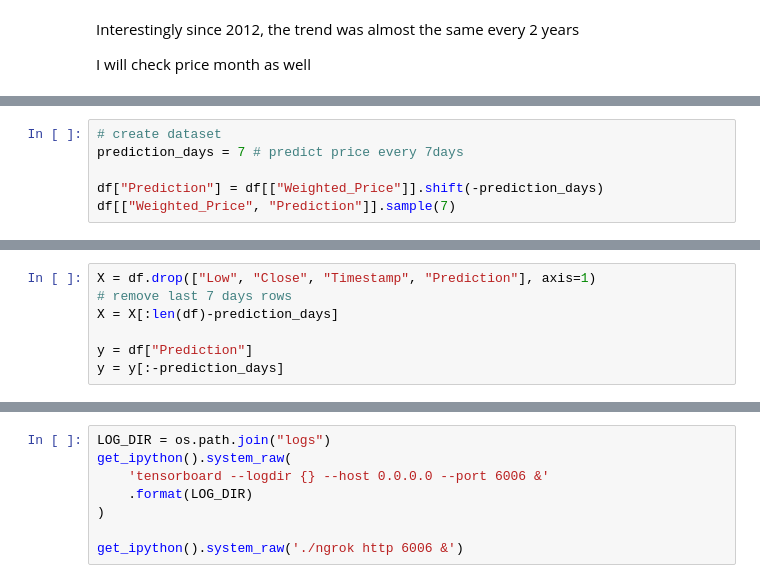
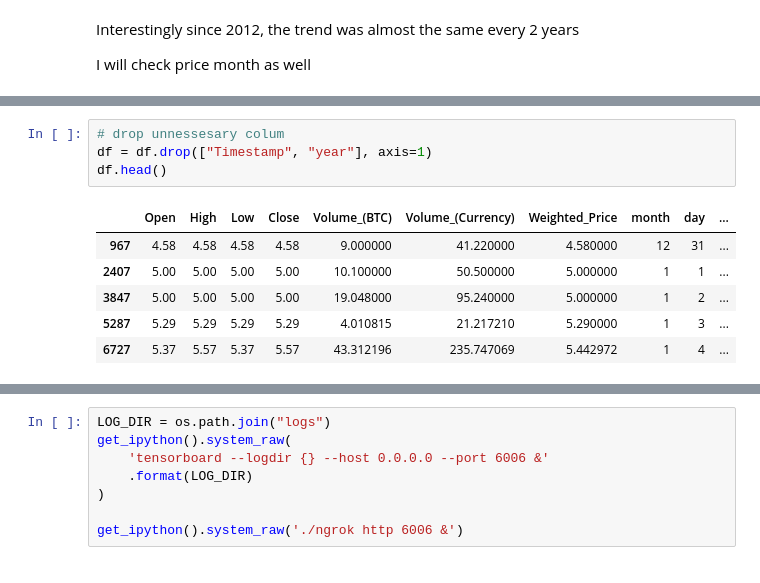
Before and after one commit to atsushii/CryptoCurrencyPortfoilo, a Jupyter notebook: CryptoCurrencyPricePredict.ipynb, the cells around one changed output, grey strips where cells are left out. Cells and saved outputs as stored; diff of their text form.

```diff
--- a/CryptoCurrencyPricePredict.ipynb
+++ b/CryptoCurrencyPricePredict.ipynb
@@ -169,6 +170,0 @@ df.head()
-# %%
-# create dataset
-prediction_days = 7 # predict price every 7days
-
-df["Prediction"] = df[["Weighted_Price"]].shift(-prediction_days)
-df[["Weighted_Price", "Prediction"]].sample(7)
@@ -193,7 +171,11 @@ df.head()
-# %%
-X = df.drop(["Low", "Close", "Timestamp", "Prediction"], axis=1)
-# remove last 7 days rows
-X = X[:len(df)-prediction_days]
-
-y = df["Prediction"]
-y = y[:-prediction_days]
+# %%
+# drop unnessesary colum
+df = df.drop(["Timestamp", "year"], axis=1)
+df.head()
+# %% [output]
+|  | Open | High | Low | Close | Volume_(BTC) | Volume_(Currency) | Weighted_Price | month | day | ... |
+| 967 | 4.58 | 4.58 | 4.58 | 4.58 | 9.000000 | 41.220000 | 4.580000 | 12 | 31 | ... |
+| 2407 | 5.00 | 5.00 | 5.00 | 5.00 | 10.100000 | 50.500000 | 5.000000 | 1 | 1 | ... |
+| 3847 | 5.00 | 5.00 | 5.00 | 5.00 | 19.048000 | 95.240000 | 5.000000 | 1 | 2 | ... |
+| 5287 | 5.29 | 5.29 | 5.29 | 5.29 | 4.010815 | 21.217210 | 5.290000 | 1 | 3 | ... |
+| 6727 | 5.37 | 5.57 | 5.37 | 5.57 | 43.312196 | 235.747069 | 5.442972 | 1 | 4 | ... |
```
Also changed, not shown: parts of 25 cells of this notebook.
